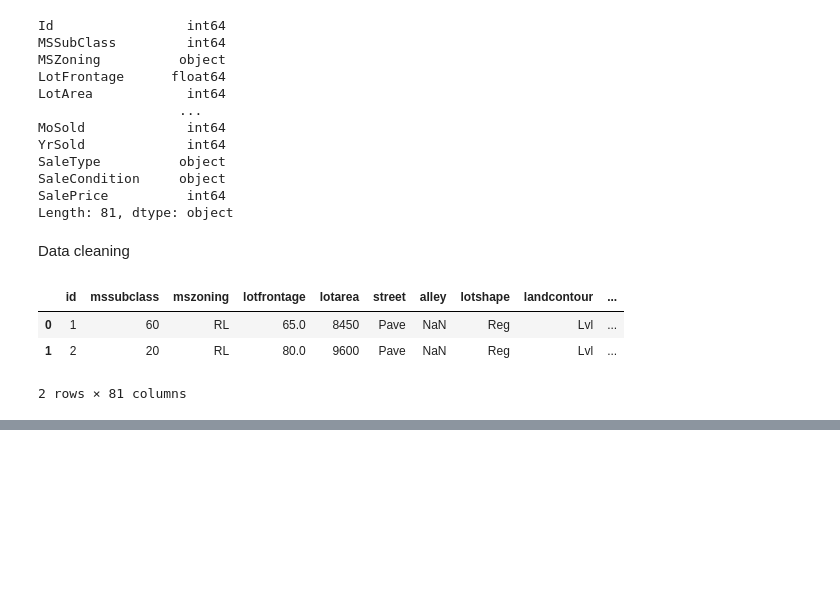
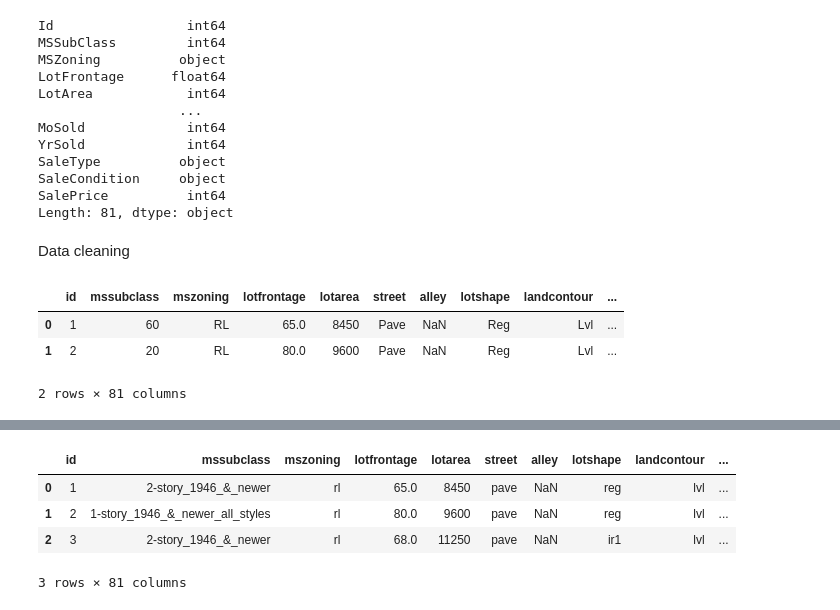
Before and after one commit to sarah-zhan/house_price_prediction, a Jupyter notebook: main.ipynb, the cells around one changed output, grey strips where cells are left out. Drawn from its saved outputs; the diff is of its cells as text; code cells hidden in the pictures; blank space fills up the shorter version.

```diff
--- a/main.ipynb
+++ b/main.ipynb
@@ -83,0 +120,11 @@ df_train.head()
+# %%
+for c in list(df_train.dtypes[df_train.dtypes == "object"].index):
+    df_train[c] = df_train[c].str.replace(" ", "_").str.lower()
+
+df_train.head(3)
+# %% [output]
+|  | id | mssubclass | mszoning | lotfrontage | lotarea | street | alley | lotshape | landcontour | ... |
+| 0 | 1 | 2-story_1946_&_newer | rl | 65.0 | 8450 | pave | NaN | reg | lvl | ... |
+| 1 | 2 | 1-story_1946_&_newer_all_styles | rl | 80.0 | 9600 | pave | NaN | reg | lvl | ... |
+| 2 | 3 | 2-story_1946_&_newer | rl | 68.0 | 11250 | pave | NaN | ir1 | lvl | ... |
+3 rows × 81 columns
```
Also changed, not shown: parts of 5 cells of this notebook.
